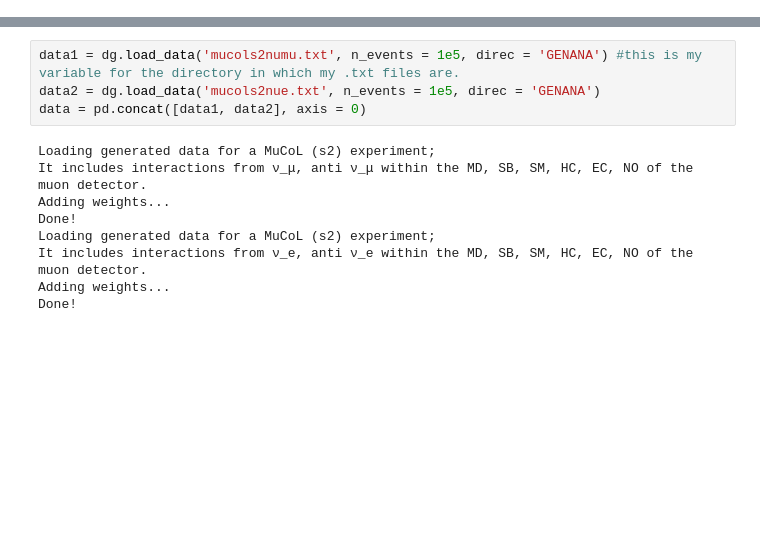
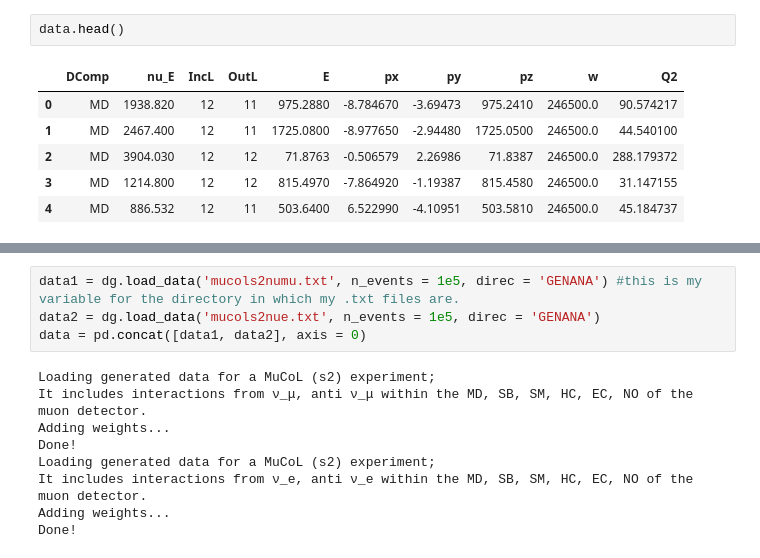
Before and after one commit to mhostert/BIN_MC, a Jupyter notebook: genie_analysis.ipynb, the cells around one changed output, grey strips where cells are left out. Saved outputs shown, nothing was run; the diff lists cells and outputs as text; blank space fills up the shorter version.

```diff
--- a/genie_analysis.ipynb
+++ b/genie_analysis.ipynb
@@ -13,0 +26,9 @@ The autoreload extension is already loaded. To reload it, use:
+# %%
+data.head()
+# %% [output]
+|  | DComp | nu_E | IncL | OutL | E | px | py | pz | w | Q2 |
+| 0 | MD | 1938.820 | 12 | 11 | 975.2880 | -8.784670 | -3.69473 | 975.2410 | 246500.0 | 90.574217 |
+| 1 | MD | 2467.400 | 12 | 11 | 1725.0800 | -8.977650 | -2.94480 | 1725.0500 | 246500.0 | 44.540100 |
+| 2 | MD | 3904.030 | 12 | 12 | 71.8763 | -0.506579 | 2.26986 | 71.8387 | 246500.0 | 288.179372 |
+| 3 | MD | 1214.800 | 12 | 12 | 815.4970 | -7.864920 | -1.19387 | 815.4580 | 246500.0 | 31.147155 |
+| 4 | MD | 886.532 | 12 | 11 | 503.6400 | 6.522990 | -4.10951 | 503.5810 | 246500.0 | 45.184737 |
```
Also changed, not shown: parts of 3 cells of this notebook, 1 other file.
